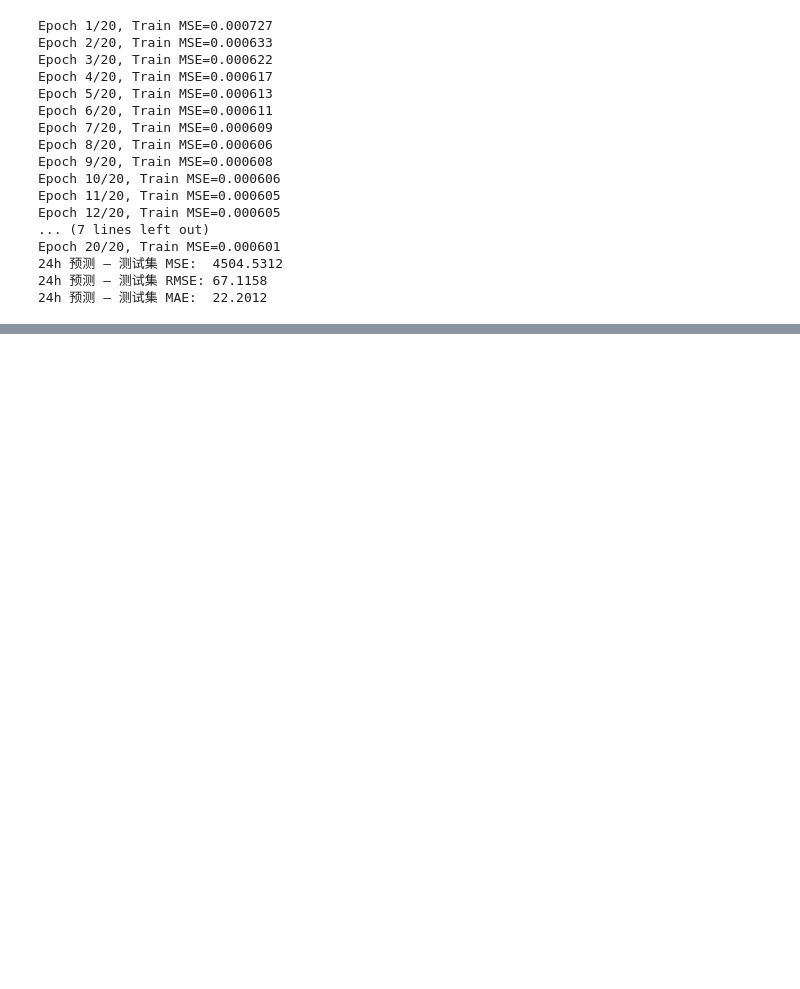
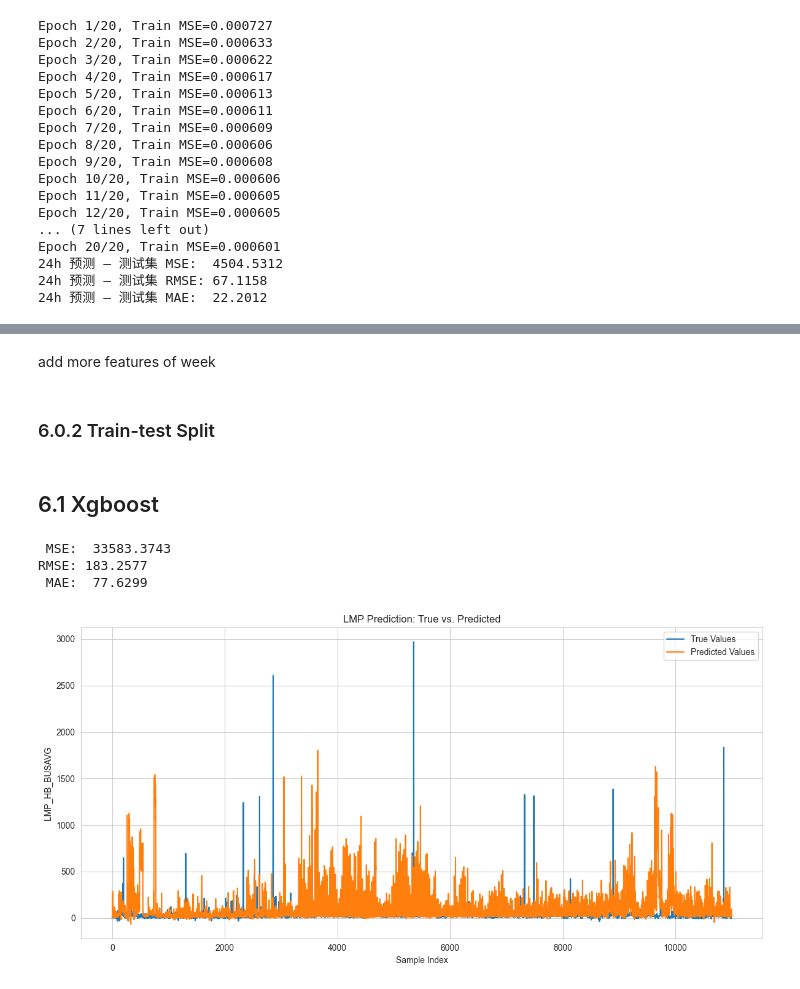
Before and after one commit to jessalynlc/IDS705_final_project, a Jupyter notebook: data_scrape_zixiao.ipynb, the cells around one changed output, grey strips where cells are left out. Cells and saved outputs as stored; diff of their text form; code cells hidden in the pictures; blank space fills up the shorter version.

Commit message:
Modified 1-week-ahead code on data_scrape_zixiao.ipynb

```diff
--- a/data_scrape_zixiao.ipynb
+++ b/data_scrape_zixiao.ipynb
@@ -2156,0 +2163,2 @@ Epoch 20/20, Train MSE=0.000601
+# %% [markdown]
+add more features of week
@@ -2156,0 +2200,68 @@ Epoch 20/20, Train MSE=0.000601
+# %% [markdown]
+### 6.0.2 Train-test Split
+# %%
+train_start = pd.Timestamp('2018-01-08 06:00:00+0000', tz='UTC')
+train_end   = pd.Timestamp('2023-12-31 23:59:59+0000', tz='UTC')
+test_start  = pd.Timestamp('2024-01-01 00:00:00+0000', tz='UTC')
+test_end    = pd.Timestamp('2025-04-13 04:00:00+0000', tz='UTC')
+
+mask_train = (df['interval_start_local'] >= train_start) & (df['interval_start_local'] <= train_end)
+mask_test  = (df['interval_start_local'] >= test_start)  & (df['interval_start_local'] <= test_end)
+
+train_df = df.loc[mask_train].reset_index(drop=True)
+test_df  = df.loc[mask_test].reset_index(drop=True)
+# %% [markdown]
+## 6.1 Xgboost
+# %%
+import pandas as pd
+import numpy as np
+from xgboost import XGBRegressor
+from sklearn.metrics import mean_squared_error, mean_absolute_error
+
+
+exclude_cols = ['interval_start_local', 'date', 'lmp_HB_BUSAVG', 'target_1w']
+features = [c for c in train_df.columns if c not in exclude_cols]
+X_train, y_train = train_df[features], train_df['target_1w']
+X_test,  y_test  = test_df[features],  test_df['target_1w']
+
+
+model = XGBRegressor(
+    objective='reg:squarederror',
+    eval_metric='rmse',
+    n_estimators=500,
+    max_depth=6,
+    learning_rate=0.05,
+    subsample=0.8,
+    colsample_bytree=0.8,
+    random_state=42
+)
+
+#
+model.fit(X_train, y_train, eval_set=[(X_train, y_train), (X_test, y_test)], verbose=False)
+
+#
+y_pred = model.predict(X_test)
+mse  = mean_squared_error(y_test, y_pred)
+rmse = np.sqrt(mse)
+mae  = mean_absolute_error(y_test, y_pred)
+
+print(f" MSE:  {mse:.4f}")
+print(f"RMSE: {rmse:.4f}")
+print(f" MAE:  {mae:.4f}")
+
+import matplotlib.pyplot as plt
+
+plt.figure(figsize=(12, 6))
+plt.plot(y_test.values, label='True Values')
+plt.plot(y_pred,         label='Predicted Values')
+plt.xlabel('Sample Index')
+plt.ylabel('LMP_HB_BUSAVG')
+plt.title('LMP Prediction: True vs. Predicted')
+plt.legend()
+plt.tight_layout()
+plt.show()
+# %% [output]
+ MSE:  33583.3743
+RMSE: 183.2577
+ MAE:  77.6299
+[figure, added]
```
Also changed, not shown: parts of 11 cells of this notebook, 2 other files.
